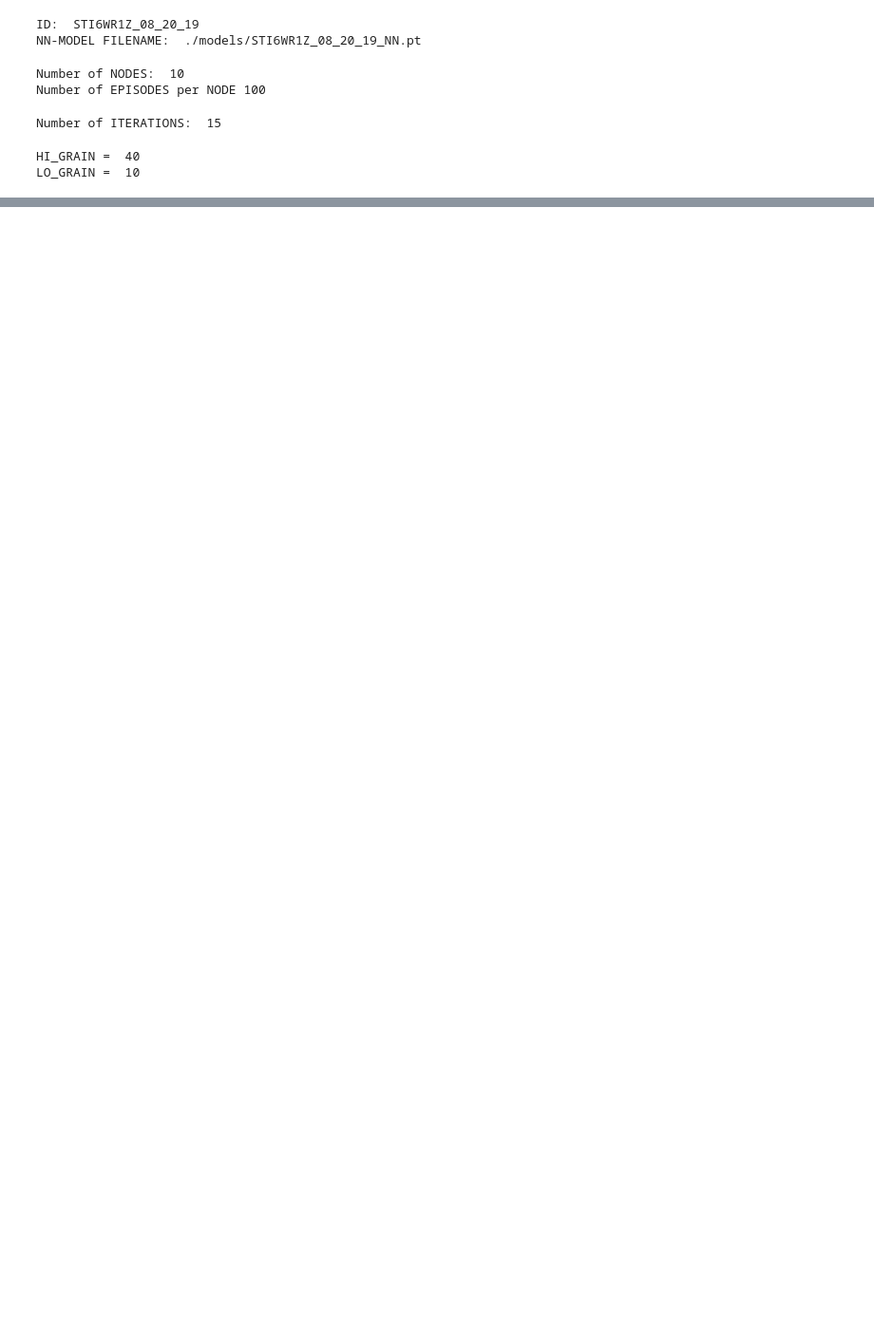
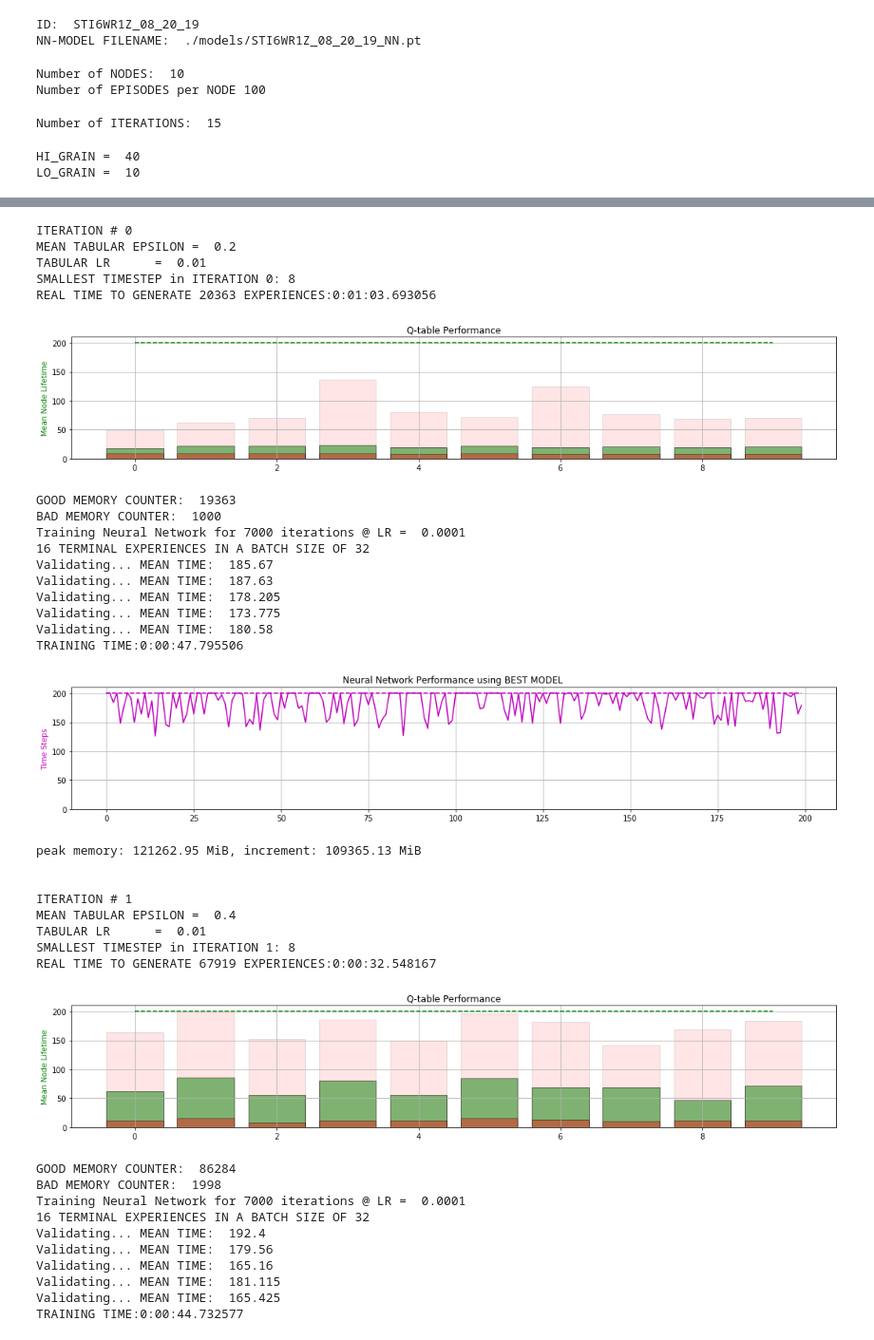
Before and after one commit to 5mali/cartpole_ecosys, a Jupyter notebook: ECO_D/ECO_D.ipynb, the cells around one changed output, grey strips where cells are left out. Shown at 95% size. Saved outputs shown, nothing was run; the diff lists cells and outputs as text; code cells hidden in the pictures; blank space fills up the shorter version.

```diff
--- a/ECO_D/ECO_D.ipynb
+++ b/ECO_D/ECO_D.ipynb
@@ -563,13 +584,13 @@ while iteration < MAX_NO_OF_ITERATIONS:
 #                                         [C_POS_ABS_MAX, C_VEL_ABS_MAX, P_ANG_ABS_MAX, P_VEL_ABS_MAX, LENGTH_ABS_MAX ],
 #                                         [HI_GRAIN , HI_GRAIN , HI_GRAIN , HI_GRAIN , LO_GRAIN * NO_OF_NODES  ])
 
-#     start = timeit.default_timer()
+    start = timeit.default_timer()
     # GET Q-VALUES
-    %memit node_q_table = best_dqn.get_qvals(init_state_combinations).reshape(HI_GRAIN , HI_GRAIN , HI_GRAIN , HI_GRAIN , LO_GRAIN*NO_OF_NODES , -1).astype(np.float16)
+    %memit node_q_table = best_dqn.get_qvals(init_state_combinations).reshape(HI_GRAIN , HI_GRAIN , HI_GRAIN , HI_GRAIN , LO_GRAIN*NO_OF_NODES , -1).astype(np.float32)
 
     # SAVE QFILE
 #     np.save(node_QFILE, node_q_table)
-#     stop = timeit.default_timer()
+    stop = timeit.default_timer()
 
 #     ##################################################################
 
@@ -579,31 +600,68 @@ while iteration < MAX_NO_OF_ITERATIONS:
 #     for node_id in range(NO_OF_NODES):
 # #         # SET STATE VALUE BORDERS AS REQUESTED BY THE NODE
 # #         ###############################################
 #         [C_POS_MAX, C_VEL_MAX, P_ANG_MAX, P_VEL_MAX, LENGTH_MAX,
 #          C_POS_MIN, C_VEL_MIN, P_ANG_MIN, P_VEL_MIN, LENGTH_MIN]  = node_boundaries[node_id]
 # #         ###############################################
 #         print(node_id,'-max-',node_boundaries[node_id][:N_STATES])
 #         print(node_id,'-min-',node_boundaries[node_id][N_STATES:])
 #         print("")
 
 # #         node_boundaries[node_id] = [C_POS_ABS_MAX, C_VEL_ABS_MAX, P_ANG_ABS_MAX, P_VEL_ABS_MAX, LENGTH_MAX,
 # #                                     C_POS_ABS_MIN, C_VEL_ABS_MIN, P_ANG_ABS_MIN, P_VEL_ABS_MIN, LENGTH_MIN]
 # #         # CREATE STATE COMBINATIONS
 # #         ###############################################
 
 #     node_state_combinations = ndim_grid([C_POS_ABS_MIN, C_VEL_ABS_MIN, P_ANG_ABS_MIN, P_VEL_ABS_MIN, LENGTH_ABS_MIN ],
 #                                         [C_POS_ABS_MAX, C_VEL_ABS_MAX, P_ANG_ABS_MAX, P_VEL_ABS_MAX, LENGTH_ABS_MAX ],
 #                                         [HI_GRAIN , HI_GRAIN , HI_GRAIN , HI_GRAIN , LO_GRAIN   ])
 #         ###############################################
 #     start = timeit.default_timer()
 #     # GET Q-VALUES
 #     %memit node_q_table = best_dqn.get_qvals(node_state_combinations).reshape(HI_GRAIN , HI_GRAIN , HI_GRAIN , HI_GRAIN , LO_GRAIN , -1).astype(np.float16)
 
 #     # SAVE QFILE
 #     np.save(node_QFILE, node_q_table)
 #         #############################################################################################################################################
 #     stop = timeit.default_timer()
-#     print("Quantization TIME: ", np.round((stop-start)/60,2), "minutes")
+    print("Quantization TIME: ", np.round((stop-start)/60,2), "minutes")
     iteration += 1
 pool.close()
 pool.join()
+# %% [output]
+ITERATION # 0
+MEAN TABULAR EPSILON =  0.2
+TABULAR LR      =  0.01
+SMALLEST TIMESTEP in ITERATION 0: 8
+REAL TIME TO GENERATE 20363 EXPERIENCES:0:01:03.693056
+[figure, added]
+GOOD MEMORY COUNTER:  19363
+BAD MEMORY COUNTER:  1000
+Training Neural Network for 7000 iterations @ LR =  0.0001
+16 TERMINAL EXPERIENCES IN A BATCH SIZE OF 32
+Validating... MEAN TIME:  185.67
+Validating... MEAN TIME:  187.63
+Validating... MEAN TIME:  178.205
+Validating... MEAN TIME:  173.775
+Validating... MEAN TIME:  180.58
+TRAINING TIME:0:00:47.795506
+[figure, added]
+peak memory: 121262.95 MiB, increment: 109365.13 MiB
+
+
+ITERATION # 1
+MEAN TABULAR EPSILON =  0.4
+TABULAR LR      =  0.01
+SMALLEST TIMESTEP in ITERATION 1: 8
+REAL TIME TO GENERATE 67919 EXPERIENCES:0:00:32.548167
+[figure, added]
+GOOD MEMORY COUNTER:  86284
+BAD MEMORY COUNTER:  1998
+Training Neural Network for 7000 iterations @ LR =  0.0001
+16 TERMINAL EXPERIENCES IN A BATCH SIZE OF 32
+Validating... MEAN TIME:  192.4
+Validating... MEAN TIME:  179.56
+Validating... MEAN TIME:  165.16
+Validating... MEAN TIME:  181.115
+Validating... MEAN TIME:  165.425
+TRAINING TIME:0:00:44.732577
```
Also changed, not shown: parts of 3 cells of this notebook, 1 other file.
